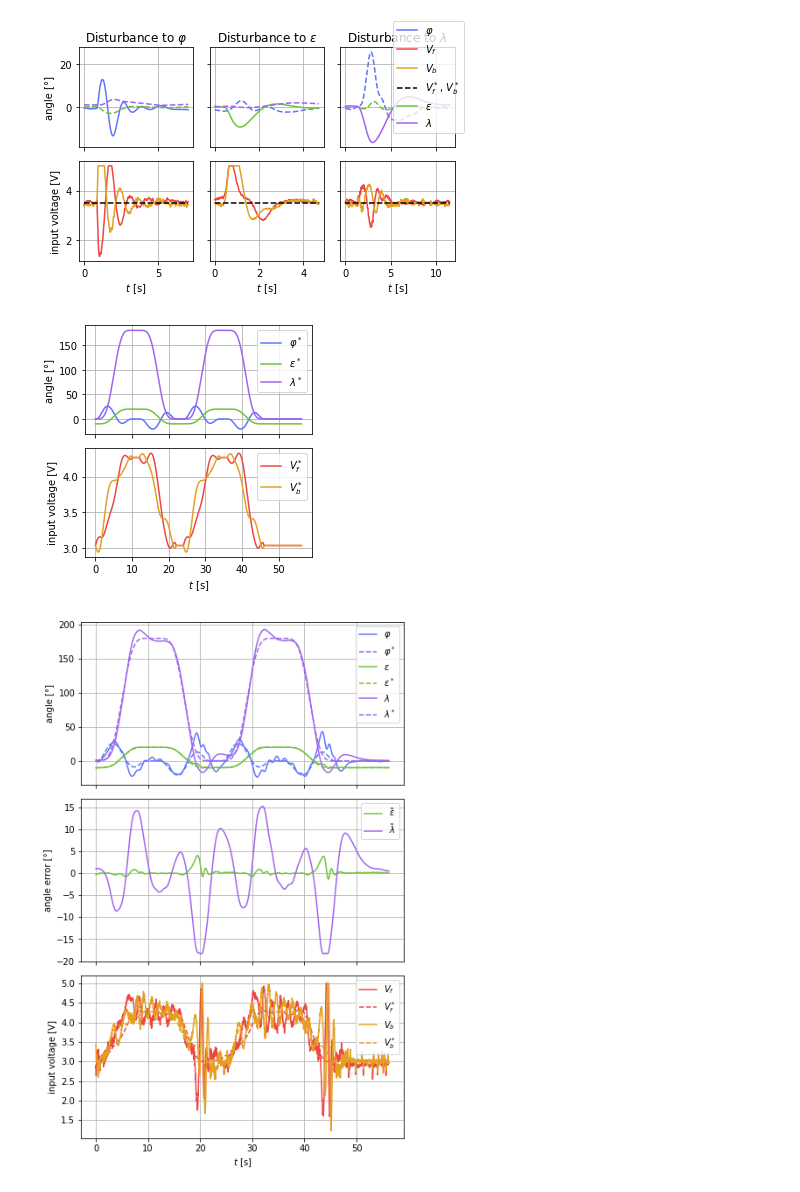
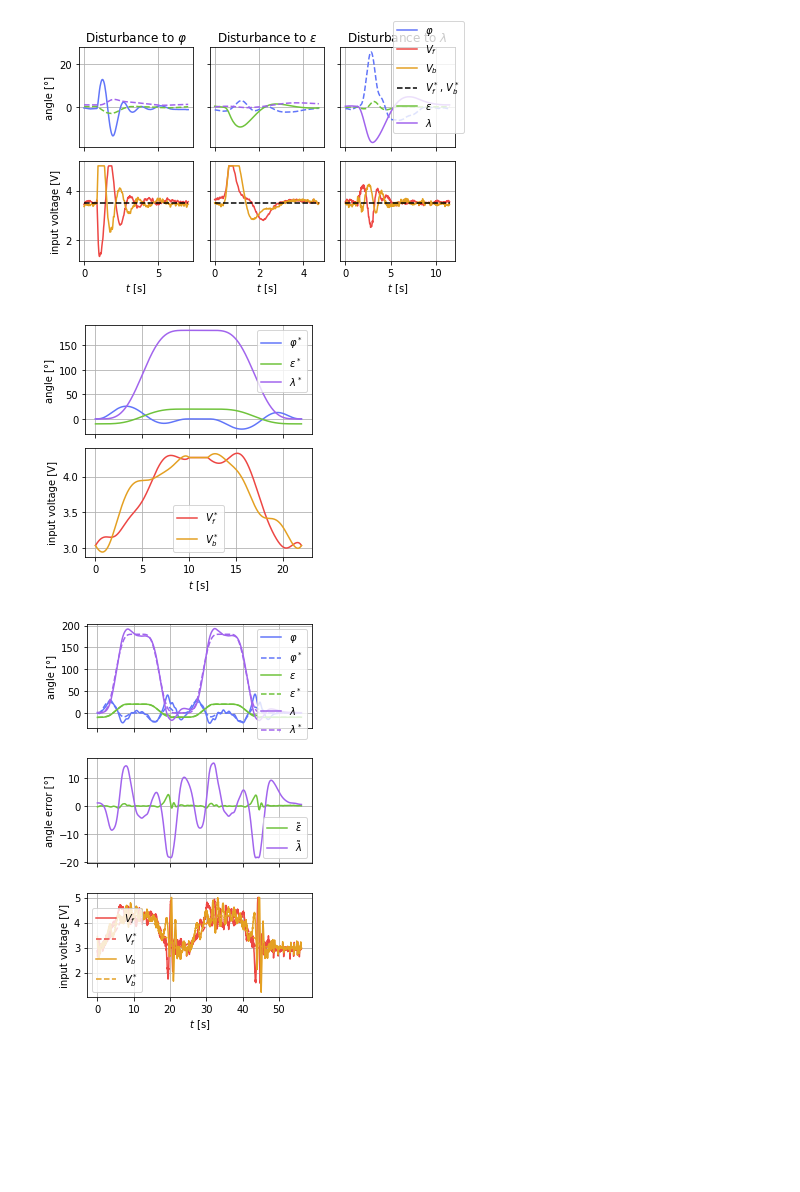
Before and after one commit to Rojetto/helicopter_thesis_code, a Jupyter notebook: scripts/diagrams.ipynb, the cells around one changed output. Drawn from its saved outputs; the diff is of its cells as text; code cells hidden in the pictures; blank space fills up the shorter version.

```diff
--- a/scripts/diagrams.ipynb
+++ b/scripts/diagrams.ipynb
@@ -603,7 +639,7 @@ my_savefig('lqr_1.4')
 # %%
 plt.figure(figsize=(4, 4))
 meas = load_meas('pid_2.1.2_HIGH')
-clip = clip_and_unify(meas)
+clip = clip_and_unify(meas, clip_end=22)
 
 ax1 = plt.subplot(211)
 plt.plot(clip.t, clip.traj_phi[:, 0]/deg, label="$\\varphi^*$", **phi_color)
@@ -625,4 +661,4 @@ squeeze_subplots()
 
 my_savefig('example_traj')
 # %% [output]
-[figure, old version]
+[figure, new version]
@@ -660,8 +665,8 @@ def plot_traj(clip):
 # %%
-plt.figure(figsize=(6, 9))
+plt.figure(figsize=(4, 6))
 meas = load_meas('pid_2.1.2_HIGH')
 clip = clip_and_unify(meas)
 plot_traj(clip)
 my_savefig('pid_2.1.2')
 # %% [output]
-[figure, old version]
+[figure, new version]
```
Also changed, not shown: parts of 29 cells of this notebook, 6 other files.
